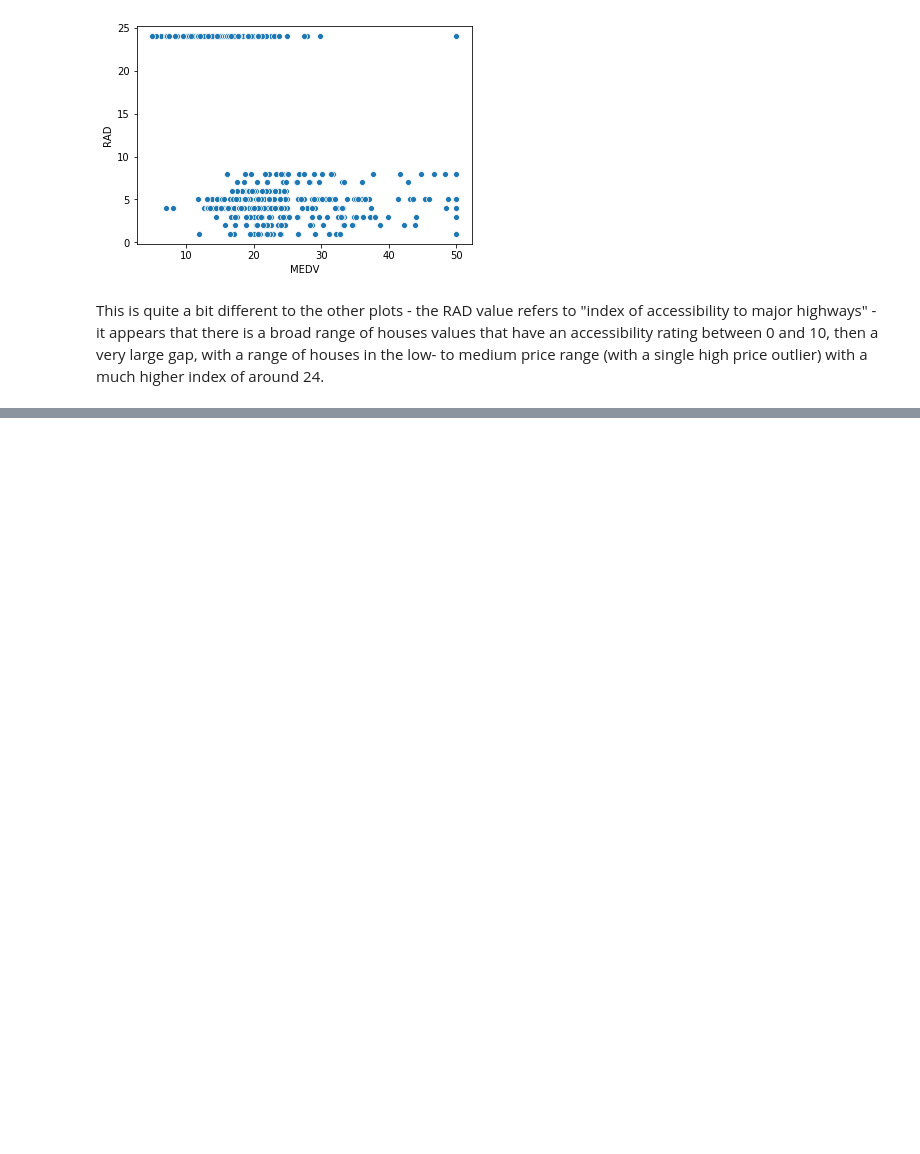
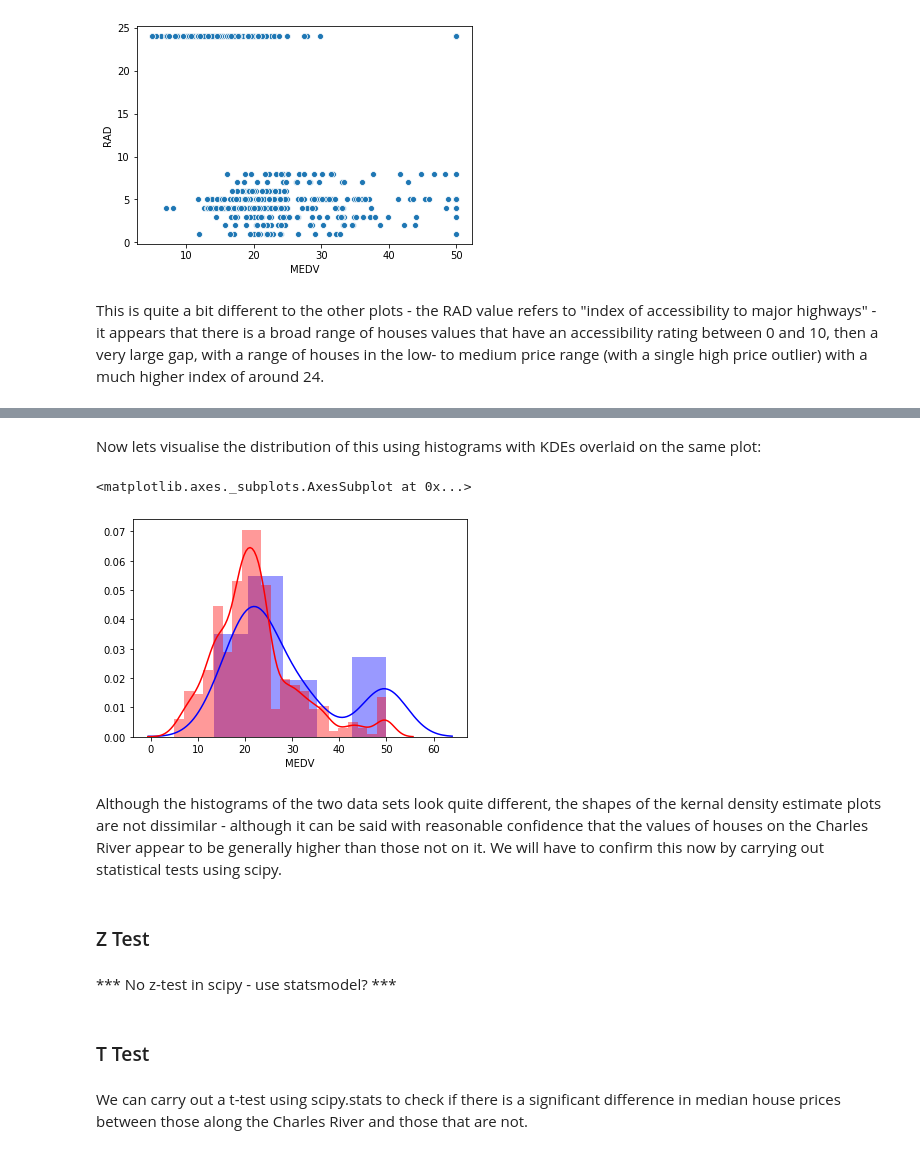
Before and after one commit to Pmcg1/ML-S_Project_2019, a Jupyter notebook: ML-S_2019.ipynb, the cells around one changed output, grey strips where cells are left out. Saved outputs shown, nothing was run; the diff lists cells and outputs as text; code cells hidden in the pictures; blank space fills up the shorter version.

```diff
--- a/ML-S_2019.ipynb
+++ b/ML-S_2019.ipynb
@@ -158,0 +196,23 @@ This is quite a bit different to the other plots - the RAD value refers to "inde
+# %% [markdown]
+Now lets visualise the distribution of this using histograms with KDEs overlaid on the same plot:
+# %%
+# Extract dubsets of the dataframe for houses on the Charles River (ry) vs houses not on it (rn)
+ry = df.loc[df['CHAS'] == 1]
+rn = df.loc[df['CHAS'] == 0]
+
+# Overlay a distplot for each on the same plot for comparison
+sns.distplot(ry['MEDV'], color='b')
+sns.distplot(rn['MEDV'], color='r')
+# %% [output]
+<matplotlib.axes._subplots.AxesSubplot at 0x...>
+[figure, added]
+# %% [markdown]
+Although the histograms of the two data sets look quite different, the shapes of the kernal density estimate plots are not dissimilar - although it can be said with reasonable confidence that the values of houses on the Charles River appear to be generally higher than those not on it. We will have to confirm this now by carrying out statistical tests using scipy.
+# %% [markdown]
+### Z Test
+# %% [markdown]
+*** No z-test in scipy - use statsmodel? ***
+# %% [markdown]
+### T Test
+# %% [markdown]
+We can carry out a t-test using scipy.stats to check if there is a significant difference in median house prices between those along the Charles River and those that are not.
```
Also changed, not shown: parts of 23 cells of this notebook.
